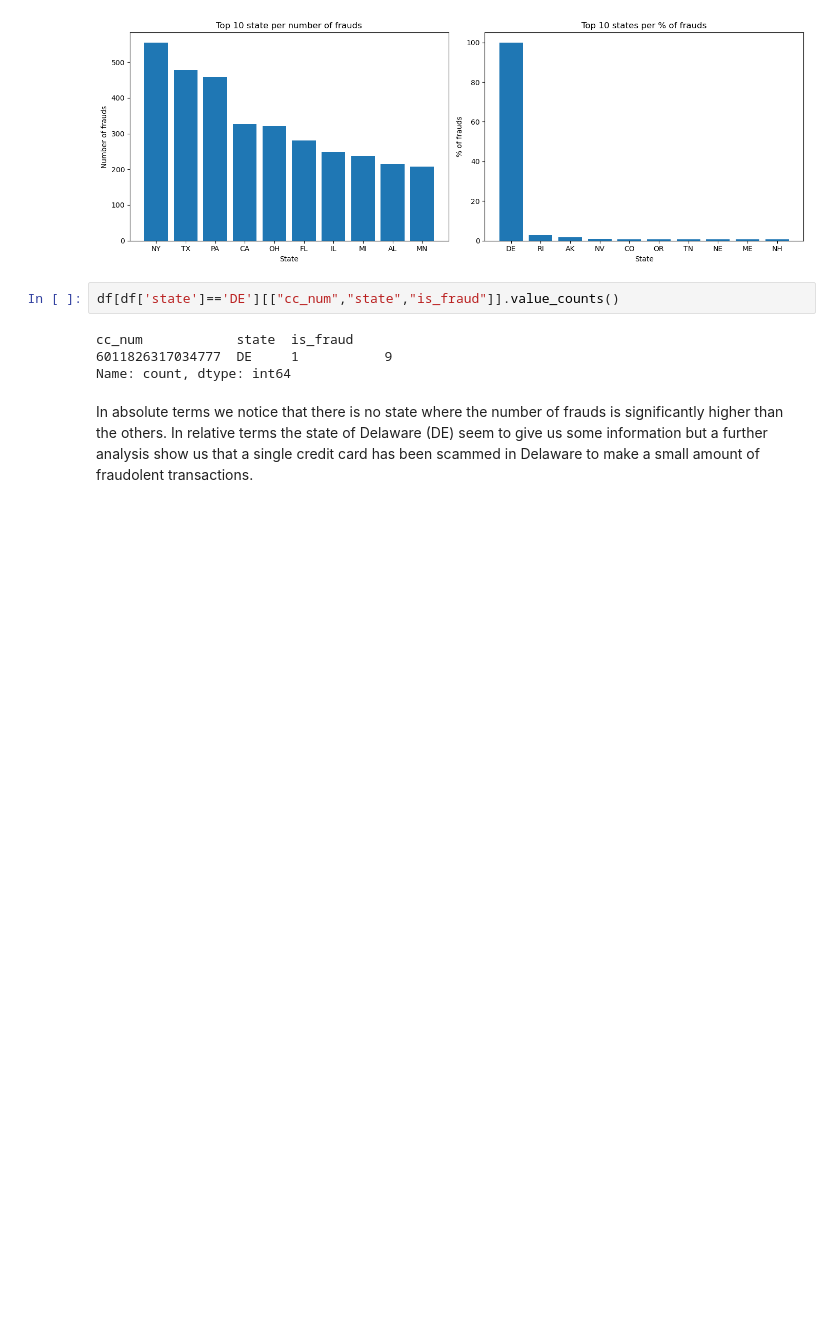
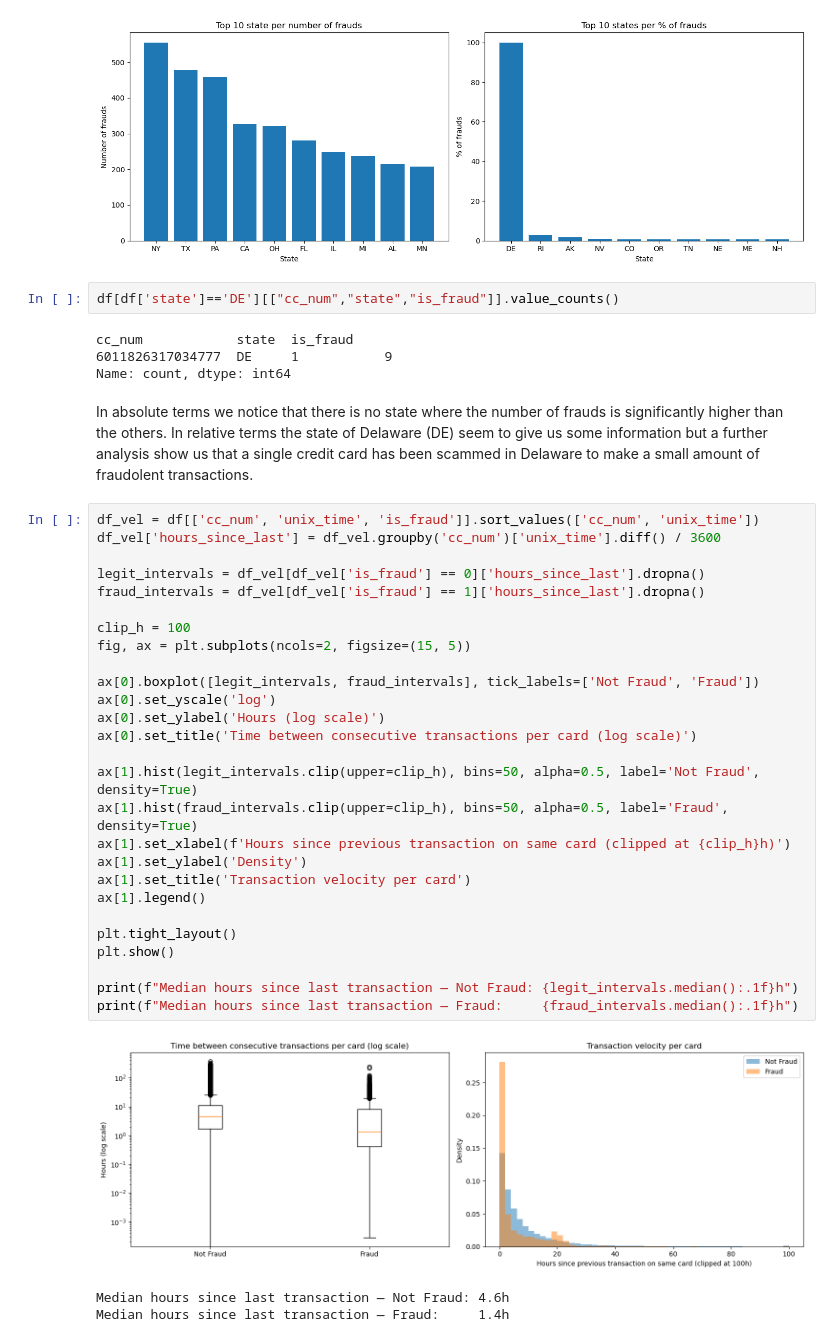
Before and after one commit to giorgiozoccatelli/Fraud-Detection, a Jupyter notebook: creditfraud.ipynb, the cells around one changed output. Cells and saved outputs as stored; diff of their text form; blank space fills up the shorter version.

```diff
--- a/creditfraud.ipynb
+++ b/creditfraud.ipynb
@@ -369,3 +393,34 @@ cc_num            state  is_fraud
 Name: count, dtype: int64
 # %% [markdown]
 In absolute terms we notice that there is no state where the number of frauds is significantly higher than the others. In relative terms the state of Delaware (DE) seem to give us some information but a further analysis show us that a single credit card has been scammed in Delaware to make a small amount of fraudolent transactions.
+# %%
+df_vel = df[['cc_num', 'unix_time', 'is_fraud']].sort_values(['cc_num', 'unix_time'])
+df_vel['hours_since_last'] = df_vel.groupby('cc_num')['unix_time'].diff() / 3600
+
+legit_intervals = df_vel[df_vel['is_fraud'] == 0]['hours_since_last'].dropna()
+fraud_intervals = df_vel[df_vel['is_fraud'] == 1]['hours_since_last'].dropna()
+
+clip_h = 100
+fig, ax = plt.subplots(ncols=2, figsize=(15, 5))
+
+ax[0].boxplot([legit_intervals, fraud_intervals], tick_labels=['Not Fraud', 'Fraud'])
+ax[0].set_yscale('log')
+ax[0].set_ylabel('Hours (log scale)')
+ax[0].set_title('Time between consecutive transactions per card (log scale)')
+
+ax[1].hist(legit_intervals.clip(upper=clip_h), bins=50, alpha=0.5, label='Not Fraud', density=True)
+ax[1].hist(fraud_intervals.clip(upper=clip_h), bins=50, alpha=0.5, label='Fraud', density=True)
+ax[1].set_xlabel(f'Hours since previous transaction on same card (clipped at {clip_h}h)')
+ax[1].set_ylabel('Density')
+ax[1].set_title('Transaction velocity per card')
+ax[1].legend()
+
+plt.tight_layout()
+plt.show()
+
+print(f"Median hours since last transaction — Not Fraud: {legit_intervals.median():.1f}h")
+print(f"Median hours since last transaction — Fraud:     {fraud_intervals.median():.1f}h")
+# %% [output]
+[figure, added]
+Median hours since last transaction — Not Fraud: 4.6h
+Median hours since last transaction — Fraud:     1.4h
```
Also changed, not shown: parts of 5 cells of this notebook.
